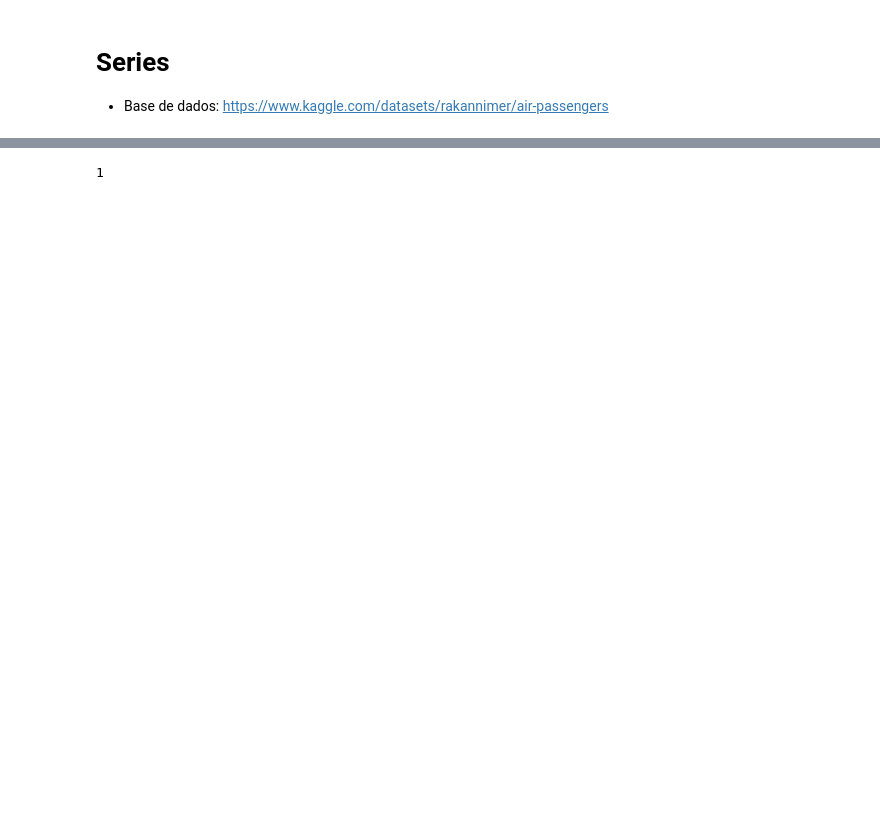
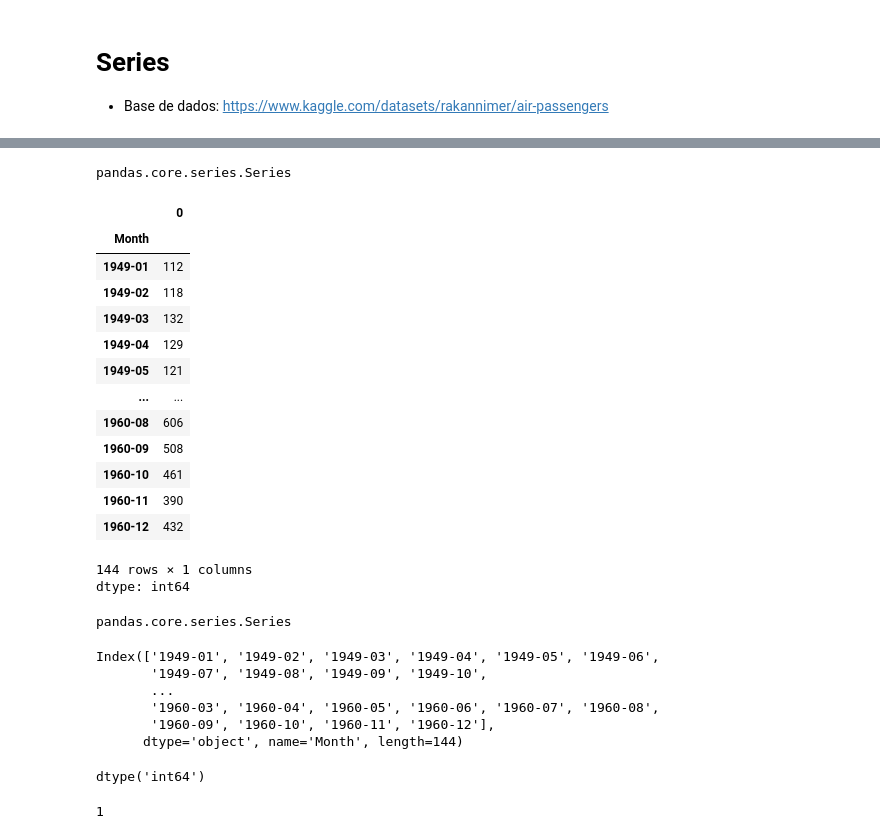
Before and after one commit to lcasilva/Projeto1, a Jupyter notebook: Curso_Pandas_Exercícios_NÃO_resolvidos.ipynb, the cells around one changed output, grey strips where cells are left out. Saved outputs shown, nothing was run; the diff lists cells and outputs as text; code cells hidden in the pictures; blank space fills up the shorter version.

```diff
--- a/Curso_Pandas_Exercícios_NÃO_resolvidos.ipynb
+++ b/Curso_Pandas_Exercícios_NÃO_resolvidos.ipynb
@@ -72,0 +20,3 @@ dtype('int64')
+# %%
+dados = pd.read_csv('/content/AirPassengers.csv', sep=',')
+dados.head()
@@ -73,2 +51,43 @@ dtype('int64')
+# %%
+dados_series = pd.Series(np.array(dados["#Passengers"]), index=dados["Month"])
+# %%
+type(dados_series)
+# %% [output]
+pandas.core.series.Series
+# %%
+dados_series
+# %% [output]
+|  | 0 |
+| Month |  |
+| 1949-01 | 112 |
+| 1949-02 | 118 |
+| 1949-03 | 132 |
+| 1949-04 | 129 |
+| 1949-05 | 121 |
+| ... | ... |
+| 1960-08 | 606 |
+| 1960-09 | 508 |
+| 1960-10 | 461 |
+| 1960-11 | 390 |
+| 1960-12 | 432 |
+144 rows × 1 columns
+dtype: int64
+# %%
+type(dados_series)
+# %% [output]
+pandas.core.series.Series
+# %%
+dados_series.index
+# %% [output]
+Index(['1949-01', '1949-02', '1949-03', '1949-04', '1949-05', '1949-06',
+       '1949-07', '1949-08', '1949-09', '1949-10',
+       ...
+       '1960-03', '1960-04', '1960-05', '1960-06', '1960-07', '1960-08',
+       '1960-09', '1960-10', '1960-11', '1960-12'],
+      dtype='object', name='Month', length=144)
+# %%
+dados_series.dtype
+# %% [output]
+dtype('int64')
 # %%
 # Número de dimensões
```
Also changed, not shown: parts of 18 cells of this notebook.
